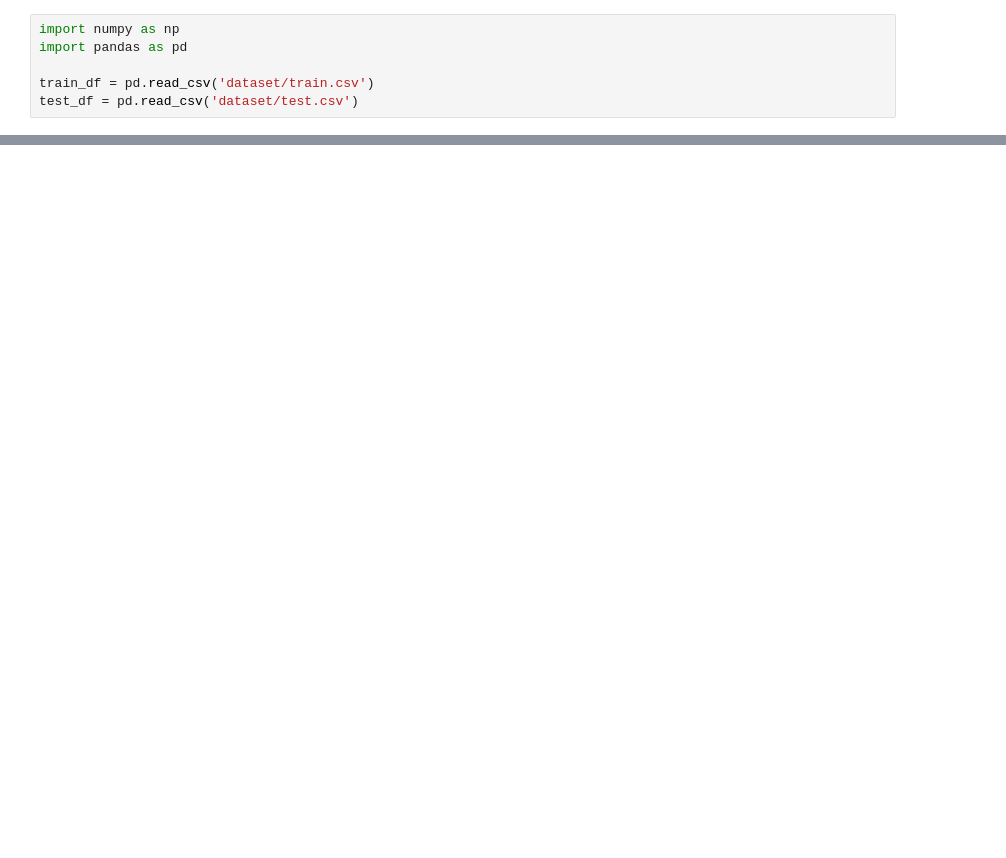
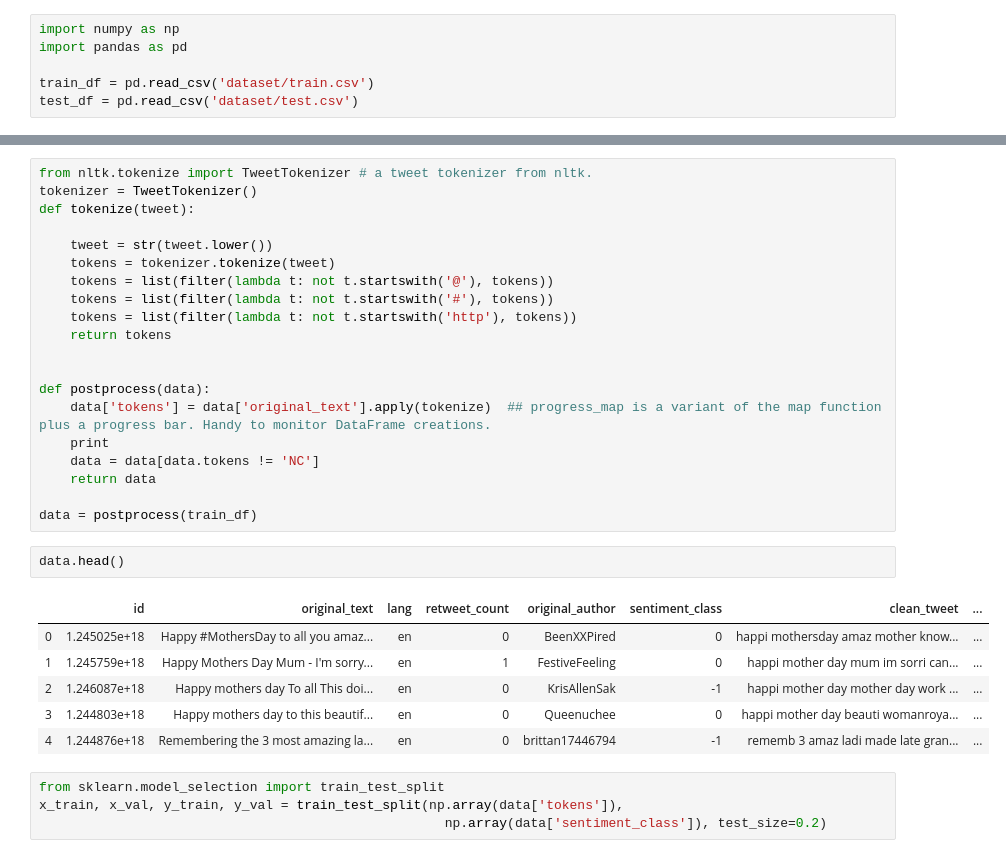
Before and after one commit to acabhishek942/HackerEarth-Solutions, a Jupyter notebook: Tweet-Sentiment-Analysis/Tweet-Class-Predictor.ipynb, the cells around one changed output, grey strips where cells are left out. Saved outputs shown, nothing was run; the diff lists cells and outputs as text; blank space fills up the shorter version.

```diff
--- a/Tweet-Sentiment-Analysis/Tweet-Class-Predictor.ipynb
+++ b/Tweet-Sentiment-Analysis/Tweet-Class-Predictor.ipynb
@@ -52,0 +16,33 @@ test_df['clean_tweet'] = test_df['original_text'].apply(clean_tweet)
+# %%
+from nltk.tokenize import TweetTokenizer # a tweet tokenizer from nltk.
+tokenizer = TweetTokenizer()
+def tokenize(tweet):
+
+    tweet = str(tweet.lower())
+    tokens = tokenizer.tokenize(tweet)
+    tokens = list(filter(lambda t: not t.startswith('@'), tokens))
+    tokens = list(filter(lambda t: not t.startswith('#'), tokens))
+    tokens = list(filter(lambda t: not t.startswith('http'), tokens))
+    return tokens
+
+
+def postprocess(data):
+    data['tokens'] = data['original_text'].apply(tokenize)  ## progress_map is a variant of the map function plus a progress bar. Handy to monitor DataFrame creations.
+    print
+    data = data[data.tokens != 'NC']
+    return data
+
+data = postprocess(train_df)
+# %%
+data.head()
+# %% [output]
+|  | id | original_text | lang | retweet_count | original_author | sentiment_class | clean_tweet | ... |
+| 0 | 1.245025e+18 | Happy #MothersDay to all you amaz... | en | 0 | BeenXXPired | 0 | happi mothersday amaz mother know... | ... |
+| 1 | 1.245759e+18 | Happy Mothers Day Mum - I'm sorry... | en | 1 | FestiveFeeling | 0 | happi mother day mum im sorri can... | ... |
+| 2 | 1.246087e+18 | Happy mothers day To all This doi... | en | 0 | KrisAllenSak | -1 | happi mother day mother day work ... | ... |
+| 3 | 1.244803e+18 | Happy mothers day to this beautif... | en | 0 | Queenuchee | 0 | happi mother day beauti womanroya... | ... |
+| 4 | 1.244876e+18 | Remembering the 3 most amazing la... | en | 0 | brittan17446794 | -1 | rememb 3 amaz ladi made late gran... | ... |
+# %%
+from sklearn.model_selection import train_test_split
+x_train, x_val, y_train, y_val = train_test_split(np.array(data['tokens']),
+                                                    np.array(data['sentiment_class']), test_size=0.2)
```
Also changed, not shown: parts of 27 cells of this notebook.
